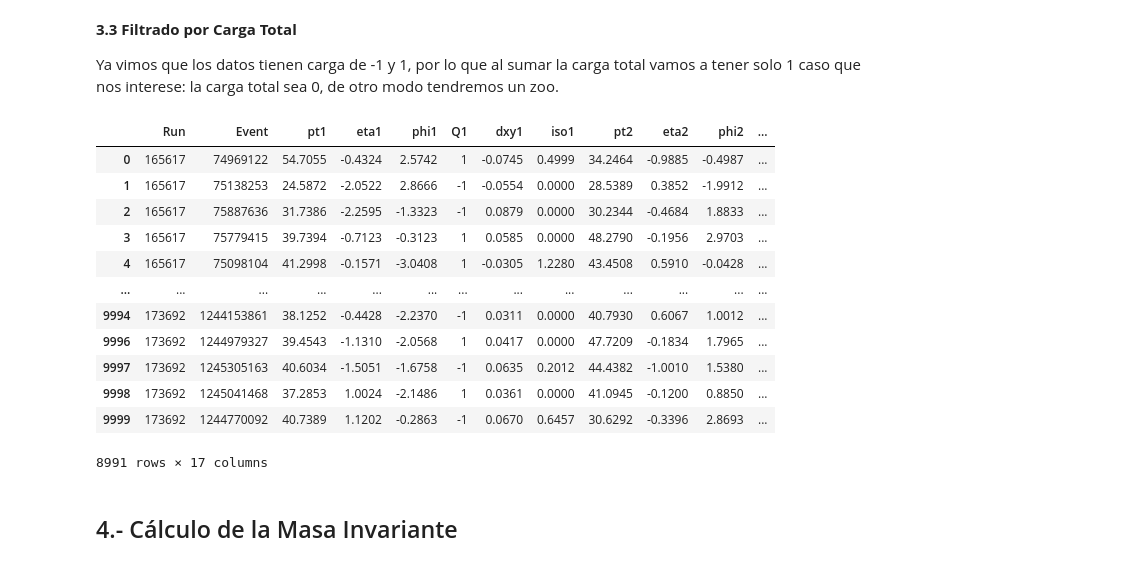
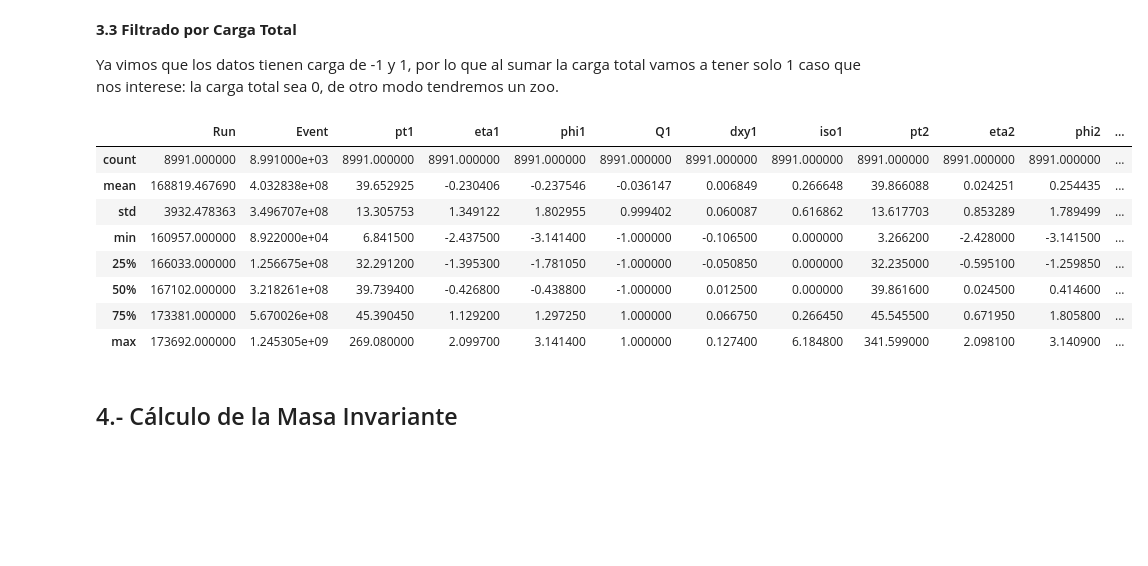
Before and after one commit to ProgramasParaFisicaDeParticulas/lecturadedatosabiertoscmszmumu-Carrazko, a Jupyter notebook: CMSOpenDataZtoMuMu.ipynb, the cells around one changed output. Saved outputs shown, nothing was run; the diff lists cells and outputs as text; code cells hidden in the pictures; blank space fills up the shorter version.

```diff
--- a/CMSOpenDataZtoMuMu.ipynb
+++ b/CMSOpenDataZtoMuMu.ipynb
@@ -350,21 +335,17 @@ df['QT'].value_counts()
 # Hacemos el filtro para la Carga Total Neutra
 df = df[(df['QT'] == 0)]
 # %%
-df
+df.describe()
 # %% [output]
 |  | Run | Event | pt1 | eta1 | phi1 | Q1 | dxy1 | iso1 | pt2 | eta2 | phi2 | ... |
-| 0 | 165617 | 74969122 | 54.7055 | -0.4324 | 2.5742 | 1 | -0.0745 | 0.4999 | 34.2464 | -0.9885 | -0.4987 | ... |
-| 1 | 165617 | 75138253 | 24.5872 | -2.0522 | 2.8666 | -1 | -0.0554 | 0.0000 | 28.5389 | 0.3852 | -1.9912 | ... |
-| 2 | 165617 | 75887636 | 31.7386 | -2.2595 | -1.3323 | -1 | 0.0879 | 0.0000 | 30.2344 | -0.4684 | 1.8833 | ... |
-| 3 | 165617 | 75779415 | 39.7394 | -0.7123 | -0.3123 | 1 | 0.0585 | 0.0000 | 48.2790 | -0.1956 | 2.9703 | ... |
-| 4 | 165617 | 75098104 | 41.2998 | -0.1571 | -3.0408 | 1 | -0.0305 | 1.2280 | 43.4508 | 0.5910 | -0.0428 | ... |
-| ... | ... | ... | ... | ... | ... | ... | ... | ... | ... | ... | ... | ... |
-| 9994 | 173692 | 1244153861 | 38.1252 | -0.4428 | -2.2370 | -1 | 0.0311 | 0.0000 | 40.7930 | 0.6067 | 1.0012 | ... |
-| 9996 | 173692 | 1244979327 | 39.4543 | -1.1310 | -2.0568 | 1 | 0.0417 | 0.0000 | 47.7209 | -0.1834 | 1.7965 | ... |
-| 9997 | 173692 | 1245305163 | 40.6034 | -1.5051 | -1.6758 | -1 | 0.0635 | 0.2012 | 44.4382 | -1.0010 | 1.5380 | ... |
-| 9998 | 173692 | 1245041468 | 37.2853 | 1.0024 | -2.1486 | 1 | 0.0361 | 0.0000 | 41.0945 | -0.1200 | 0.8850 | ... |
-| 9999 | 173692 | 1244770092 | 40.7389 | 1.1202 | -0.2863 | -1 | 0.0670 | 0.6457 | 30.6292 | -0.3396 | 2.8693 | ... |
+| count | 8991.000000 | 8.991000e+03 | 8991.000000 | 8991.000000 | 8991.000000 | 8991.000000 | 8991.000000 | 8991.000000 | 8991.000000 | 8991.000000 | 8991.000000 | ... |
+| mean | 168819.467690 | 4.032838e+08 | 39.652925 | -0.230406 | -0.237546 | -0.036147 | 0.006849 | 0.266648 | 39.866088 | 0.024251 | 0.254435 | ... |
+| std | 3932.478363 | 3.496707e+08 | 13.305753 | 1.349122 | 1.802955 | 0.999402 | 0.060087 | 0.616862 | 13.617703 | 0.853289 | 1.789499 | ... |
+| min | 160957.000000 | 8.922000e+04 | 6.841500 | -2.437500 | -3.141400 | -1.000000 | -0.106500 | 0.000000 | 3.266200 | -2.428000 | -3.141500 | ... |
+| 25% | 166033.000000 | 1.256675e+08 | 32.291200 | -1.395300 | -1.781050 | -1.000000 | -0.050850 | 0.000000 | 32.235000 | -0.595100 | -1.259850 | ... |
+| 50% | 167102.000000 | 3.218261e+08 | 39.739400 | -0.426800 | -0.438800 | -1.000000 | 0.012500 | 0.000000 | 39.861600 | 0.024500 | 0.414600 | ... |
+| 75% | 173381.000000 | 5.670026e+08 | 45.390450 | 1.129200 | 1.297250 | 1.000000 | 0.066750 | 0.266450 | 45.545500 | 0.671950 | 1.805800 | ... |
+| max | 173692.000000 | 1.245305e+09 | 269.080000 | 2.099700 | 3.141400 | 1.000000 | 0.127400 | 6.184800 | 341.599000 | 2.098100 | 3.140900 | ... |
-8991 rows × 17 columns
 # %% [markdown]
 ## 4.- Cálculo de la Masa Invariante
 # %% [markdown]
```
Also changed, not shown: parts of 10 cells of this notebook.
